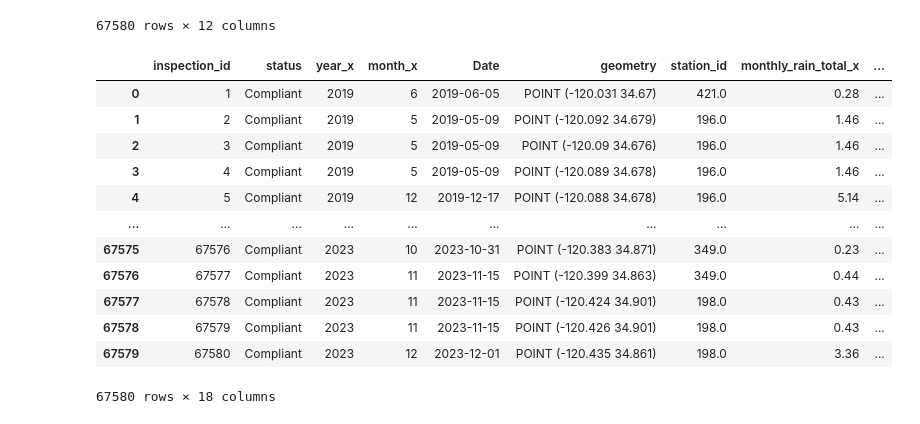
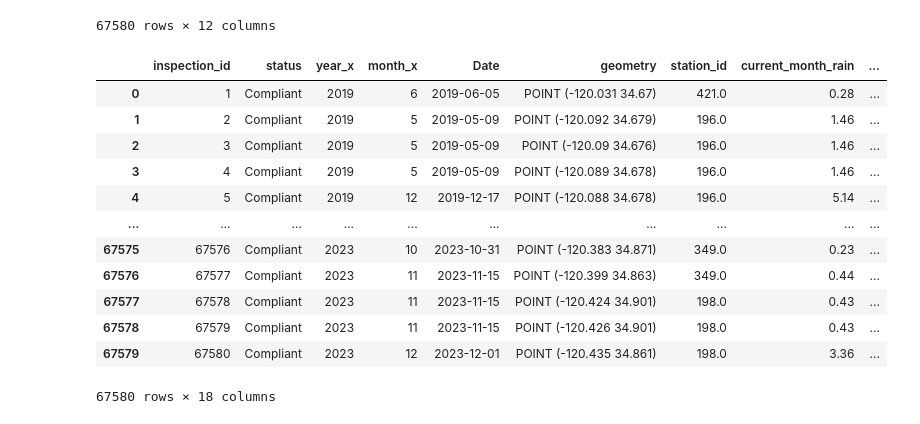
Before and after one commit to wildfire-prep/data-preparation, a Jupyter notebook: code/03_rainfall/join_rainfall.ipynb, the cells around one changed output. Saved outputs shown, nothing was run; the diff lists cells and outputs as text; code cells hidden in the pictures.

Commit message:
Finish adding rain data

```diff
--- a/code/03_rainfall/join_rainfall.ipynb
+++ b/code/03_rainfall/join_rainfall.ipynb
@@ -177,17 +178,18 @@ closest_rain_merged
 # %%
 closest_rain_final = closest_rain_merged.merge(
     rain_data,
     left_on=['station_id', 'year_prior', 'month_prior'],
     right_on=['station_id', 'year', 'month'],
     how='left'
 )
 
-closest_rain_final.rename(columns = {'monthly_rain_total_x': 'current_month_rain',
-                                     'monthly_rain_total_y': 'previous_month_rain'}
+closest_rain_final = closest_rain_final.rename(columns = {'monthly_rain_total_x': 'current_month_rain',
+                                                          'monthly_rain_total_y': 'previous_month_rain'}
 )
+
 closest_rain_final
 # %% [output]
-|  | inspection_id | status | year_x | month_x | Date | geometry | station_id | monthly_rain_total_x | ... |
+|  | inspection_id | status | year_x | month_x | Date | geometry | station_id | current_month_rain | ... |
 | 0 | 1 | Compliant | 2019 | 6 | 2019-06-05 | POINT (-120.031 34.67) | 421.0 | 0.28 | ... |
 | 1 | 2 | Compliant | 2019 | 5 | 2019-05-09 | POINT (-120.092 34.679) | 196.0 | 1.46 | ... |
 | 2 | 3 | Compliant | 2019 | 5 | 2019-05-09 | POINT (-120.09 34.676) | 196.0 | 1.46 | ... |
```
Also changed, not shown: parts of 6 cells of this notebook, 1 other file.
